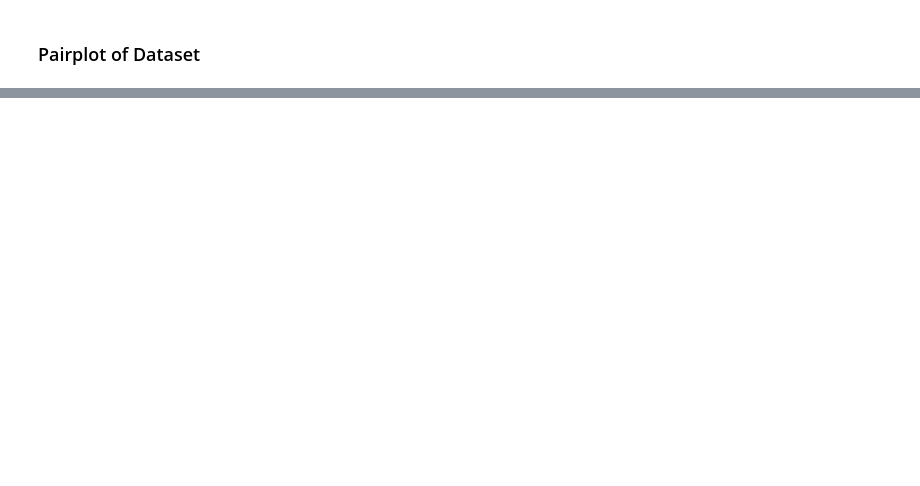
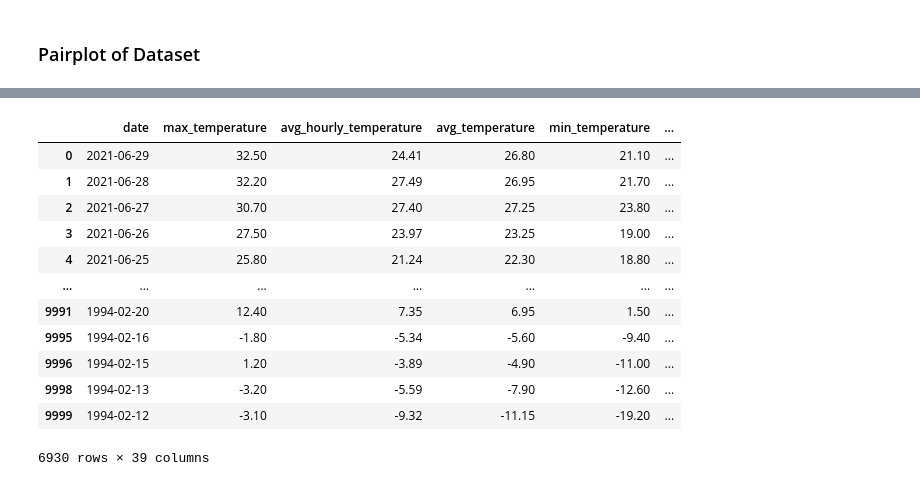
Before and after one commit to sampso29/Toronto-Rain-Prediction-, a Jupyter notebook: Toronto Rain Prediction.ipynb, the cells around one changed output, grey strips where cells are left out. Saved outputs shown, nothing was run; the diff lists cells and outputs as text; code cells hidden in the pictures; blank space fills up the shorter version.

```diff
--- a/Toronto Rain Prediction.ipynb
+++ b/Toronto Rain Prediction.ipynb
@@ -1052,0 +1142,21 @@ plt.show()
+# %%
+# make precipitation a categorical variable; {1: rain/snow, 2: dry day}
+data_reduced[['wet_today']] = (data_reduced[['precipitation']]>1).astype('int64')
+# make a column to indicate if it will rain tomorrow
+#we dont have a value for June 30th 2021 so we can impute it with 0 which was the actual precipitation value
+data_reduced[['wet_tomorrow']] = data_reduced[['wet_today']].shift(1, fill_value = 0)
+data_reduced
+# %% [output]
+|  | date | max_temperature | avg_hourly_temperature | avg_temperature | min_temperature | ... |
+| 0 | 2021-06-29 | 32.50 | 24.41 | 26.80 | 21.10 | ... |
+| 1 | 2021-06-28 | 32.20 | 27.49 | 26.95 | 21.70 | ... |
+| 2 | 2021-06-27 | 30.70 | 27.40 | 27.25 | 23.80 | ... |
+| 3 | 2021-06-26 | 27.50 | 23.97 | 23.25 | 19.00 | ... |
+| 4 | 2021-06-25 | 25.80 | 21.24 | 22.30 | 18.80 | ... |
+| ... | ... | ... | ... | ... | ... | ... |
+| 9991 | 1994-02-20 | 12.40 | 7.35 | 6.95 | 1.50 | ... |
+| 9995 | 1994-02-16 | -1.80 | -5.34 | -5.60 | -9.40 | ... |
+| 9996 | 1994-02-15 | 1.20 | -3.89 | -4.90 | -11.00 | ... |
+| 9998 | 1994-02-13 | -3.20 | -5.59 | -7.90 | -12.60 | ... |
+| 9999 | 1994-02-12 | -3.10 | -9.32 | -11.15 | -19.20 | ... |
+6930 rows × 39 columns
```
Also changed, not shown: parts of 23 cells of this notebook.
